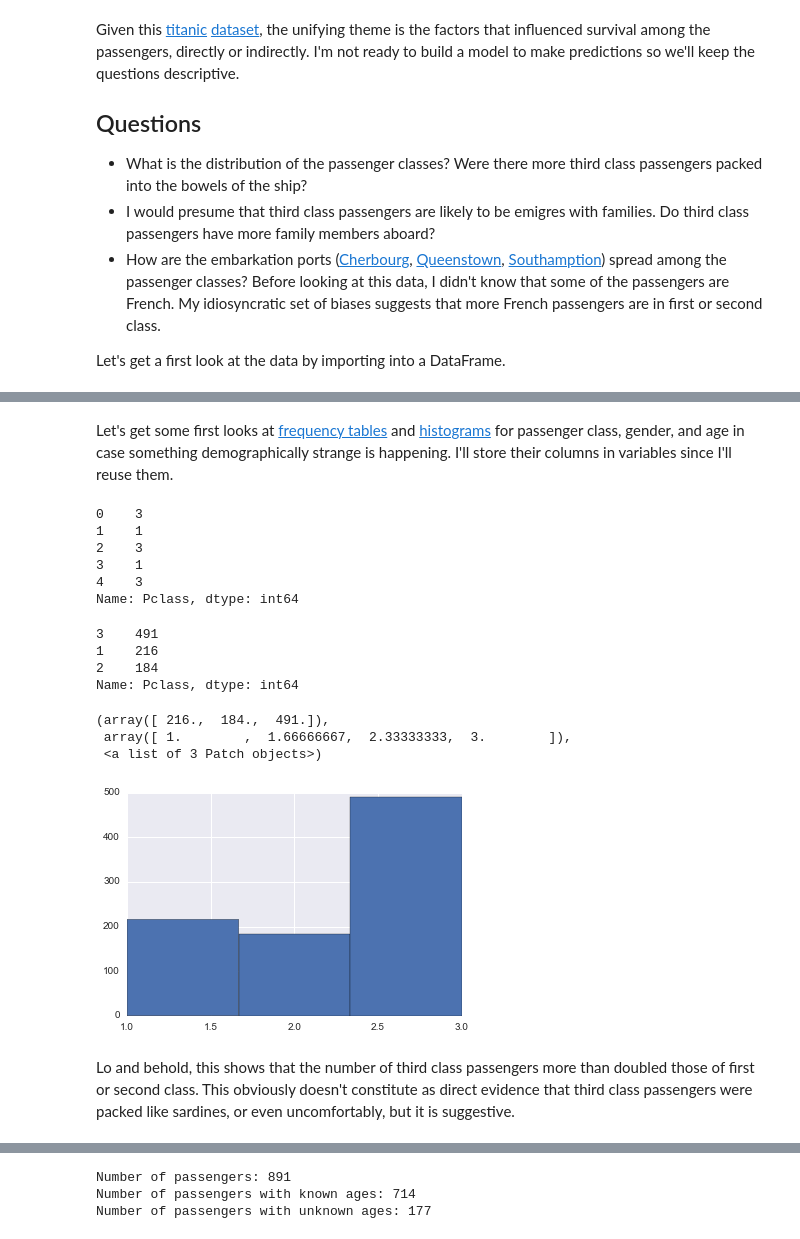
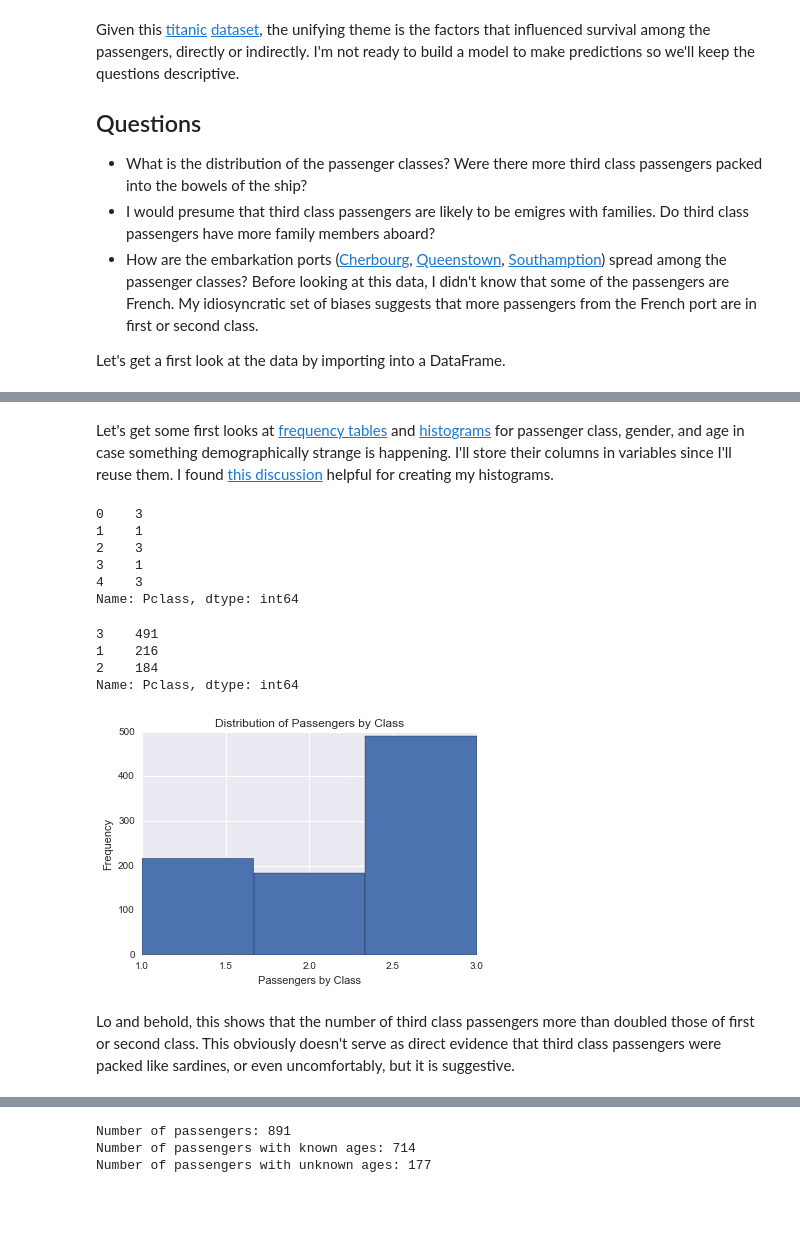
Before and after one commit to nathan-booth/DAND-project2, a Jupyter notebook: titanic.ipynb, the cells around one changed output, grey strips where cells are left out. Saved outputs shown, nothing was run; the diff lists cells and outputs as text; code cells hidden in the pictures; blank space fills up the shorter version.

Commit message:
fixed some of the histogram displays

```diff
--- a/titanic.ipynb
+++ b/titanic.ipynb
@@ -5,7 +5,7 @@ Given this [titanic](https://en.wikipedia.org/wiki/RMS_Titanic) [dataset](https:
 ## Questions
 * What is the distribution of the passenger classes? Were there more third class passengers packed into the bowels of the ship?
 * I would presume that third class passengers are likely to be emigres with families. Do third class passengers have more family members aboard?
-* How are the embarkation ports ([Cherbourg](https://en.wikipedia.org/wiki/Cherbourg-Octeville), [Queenstown](https://en.wikipedia.org/wiki/Cobh), [Southamption](https://en.wikipedia.org/wiki/Southampton)) spread among the passenger classes? Before looking at this data, I didn't know that some of the passengers are French. My idiosyncratic set of biases suggests that more French passengers are in first or second class.
+* How are the embarkation ports ([Cherbourg](https://en.wikipedia.org/wiki/Cherbourg-Octeville), [Queenstown](https://en.wikipedia.org/wiki/Cobh), [Southamption](https://en.wikipedia.org/wiki/Southampton)) spread among the passenger classes? Before looking at this data, I didn't know that some of the passengers are French. My idiosyncratic set of biases suggests that more passengers from the French port are in first or second class.
 
 Let's get a first look at the data by importing into a DataFrame.
 # %%
@@ -22,7 +22,7 @@ titanic_df.head()
 | 3 | 4 | 1 | 1 | Futrelle, Mrs. Jacques Heath (Lil... | female | 35 | 1 | 0 | 113803 | 53.1000 | ... |
 | 4 | 5 | 0 | 3 | Allen, Mr. William Henry | male | 35 | 0 | 0 | 373450 | 8.0500 | ... |
 # %% [markdown]
-Let's get some first looks at [frequency tables](http://pandas.pydata.org/pandas-docs/version/0.17.0/generated/pandas.Series.value_counts.html) and [histograms](http://matplotlib.org/1.4.1/api/pyplot_api.html#matplotlib.pyplot.hist) for passenger class, gender, and age in case something demographically strange is happening. I'll store their columns in variables since I'll reuse them.
+Let's get some first looks at [frequency tables](http://pandas.pydata.org/pandas-docs/version/0.17.0/generated/pandas.Series.value_counts.html) and [histograms](http://matplotlib.org/1.4.1/api/pyplot_api.html#matplotlib.pyplot.hist) for passenger class, gender, and age in case something demographically strange is happening. I'll store their columns in variables since I'll reuse them. I found [this discussion](https://discussions.udacity.com/t/histogram-add-labels-remove-axis-ticks-titles/44004/14) helpful for creating my histograms.
 # %%
 passenger_class = titanic_df['Pclass']
 passenger_sex = titanic_df['Sex']
@@ -38,22 +38,23 @@ Name: Pclass, dtype: int64
 # %%
 import matplotlib.pyplot as plt
 import seaborn as sns
 
 % matplotlib inline
 
 print passenger_class.value_counts()
-print
+
 plt.hist(passenger_class, bins=3)
+plt.xlabel('Passengers by Class')
+plt.ylabel('Frequency')
+plt.title('Distribution of Passengers by Class')
+plt.show()
 # %% [output]
 3    491
 1    216
 2    184
 Name: Pclass, dtype: int64
-(array([ 216.,  184.,  491.]),
- array([ 1.        ,  1.66666667,  2.33333333,  3.        ]),
- <a list of 3 Patch objects>)
-[figure, old version]
+[figure, new version]
 # %% [markdown]
-Lo and behold, this shows that the number of third class passengers more than doubled those of first or second class. This obviously doesn't constitute as direct evidence that third class passengers were packed like sardines, or even uncomfortably, but it is suggestive.
+Lo and behold, this shows that the number of third class passengers more than doubled those of first or second class. This obviously doesn't serve as direct evidence that third class passengers were packed like sardines, or even uncomfortably, but it is suggestive.
 # %%
 print passenger_sex.value_counts()
```
Also changed, not shown: parts of 5 cells of this notebook.
